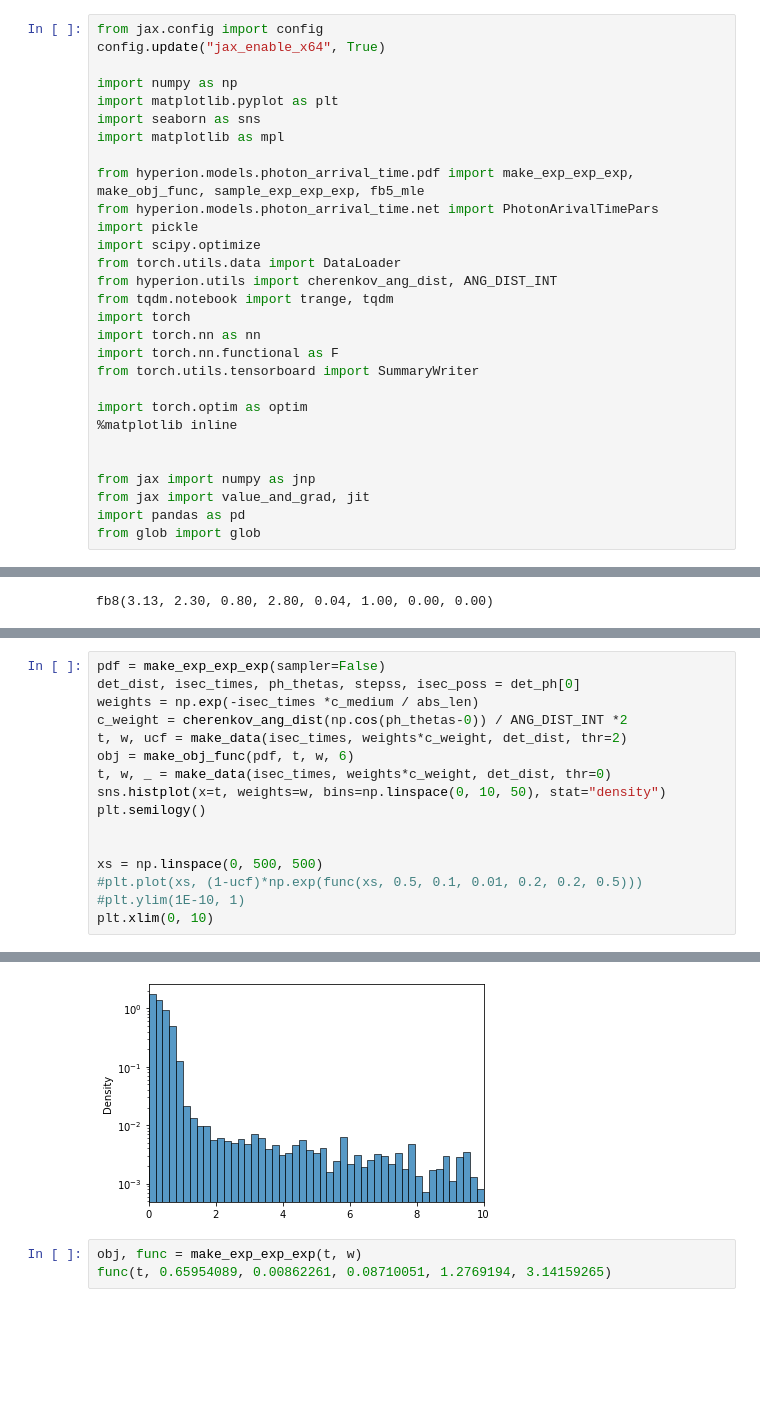
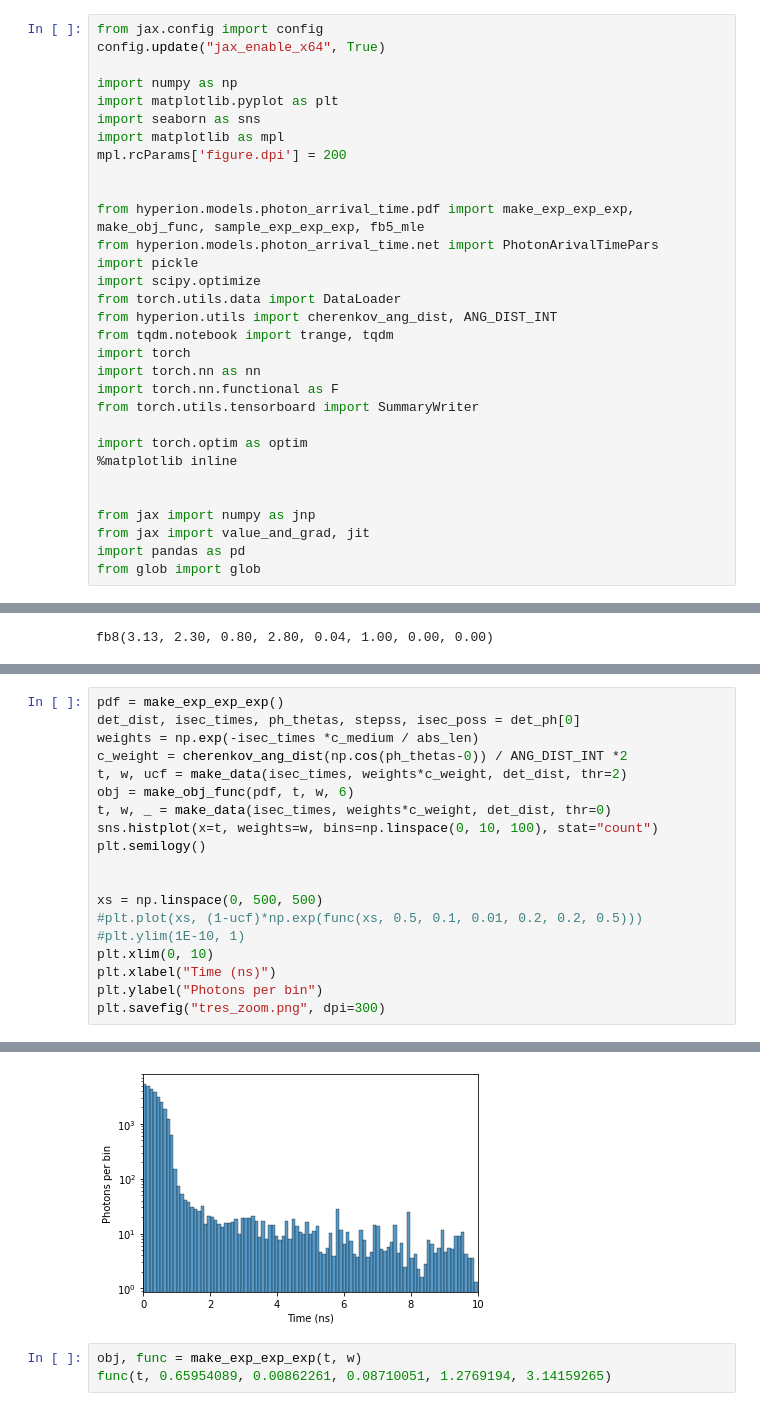
Before and after one commit to pone-software/hyperion, a Jupyter notebook: eval_photon_sims.ipynb, the cells around one changed output, grey strips where cells are left out. Saved outputs shown, nothing was run; the diff lists cells and outputs as text; blank space fills up the shorter version.

```diff
--- a/eval_photon_sims.ipynb
+++ b/eval_photon_sims.ipynb
@@ -6,6 +6,8 @@ import numpy as np
 import matplotlib.pyplot as plt
 import seaborn as sns
 import matplotlib as mpl
+mpl.rcParams['figure.dpi'] = 200
+
 
 from hyperion.models.photon_arrival_time.pdf import make_exp_exp_exp, make_obj_func, sample_exp_exp_exp, fb5_mle
 from hyperion.models.photon_arrival_time.net import PhotonArivalTimePars
@@ -284,12 +288,12 @@ fb8(3.13, 2.30, 0.80, 2.80, 0.04, 1.00, 0.00, 0.00)
 # %%
-pdf = make_exp_exp_exp(sampler=False)
+pdf = make_exp_exp_exp()
 det_dist, isec_times, ph_thetas, stepss, isec_poss = det_ph[0]
 weights = np.exp(-isec_times *c_medium / abs_len)
 c_weight = cherenkov_ang_dist(np.cos(ph_thetas-0)) / ANG_DIST_INT *2
 t, w, ucf = make_data(isec_times, weights*c_weight, det_dist, thr=2)
 obj = make_obj_func(pdf, t, w, 6)
 t, w, _ = make_data(isec_times, weights*c_weight, det_dist, thr=0)
-sns.histplot(x=t, weights=w, bins=np.linspace(0, 10, 50), stat="density")
+sns.histplot(x=t, weights=w, bins=np.linspace(0, 10, 100), stat="count")
 plt.semilogy()
 
 
@@ -297,4 +301,7 @@ xs = np.linspace(0, 500, 500)
 #plt.plot(xs, (1-ucf)*np.exp(func(xs, 0.5, 0.1, 0.01, 0.2, 0.2, 0.5)))
 #plt.ylim(1E-10, 1)
 plt.xlim(0, 10)
+plt.xlabel("Time (ns)")
+plt.ylabel("Photons per bin")
+plt.savefig("tres_zoom.png", dpi=300)
 # %% [output]
@@ -302,4 +308,4 @@ plt.xlim(0, 10)
-[figure, old version]
+[figure, new version]
 # %%
 obj, func = make_exp_exp_exp(t, w)
 func(t, 0.65954089, 0.00862261, 0.08710051, 1.2769194, 3.14159265)
```
Also changed, not shown: parts of 9 cells of this notebook, 3 other files.
